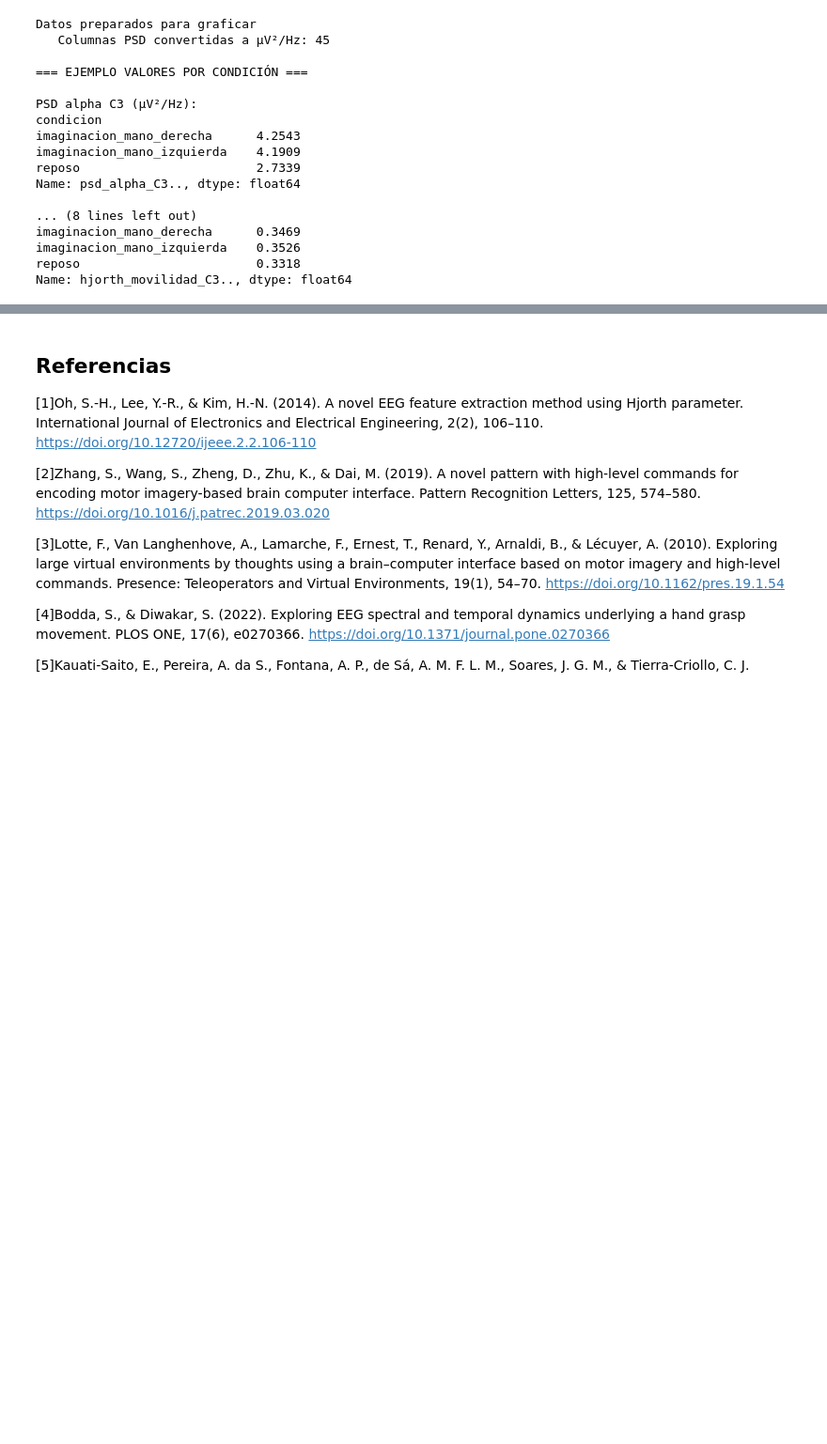
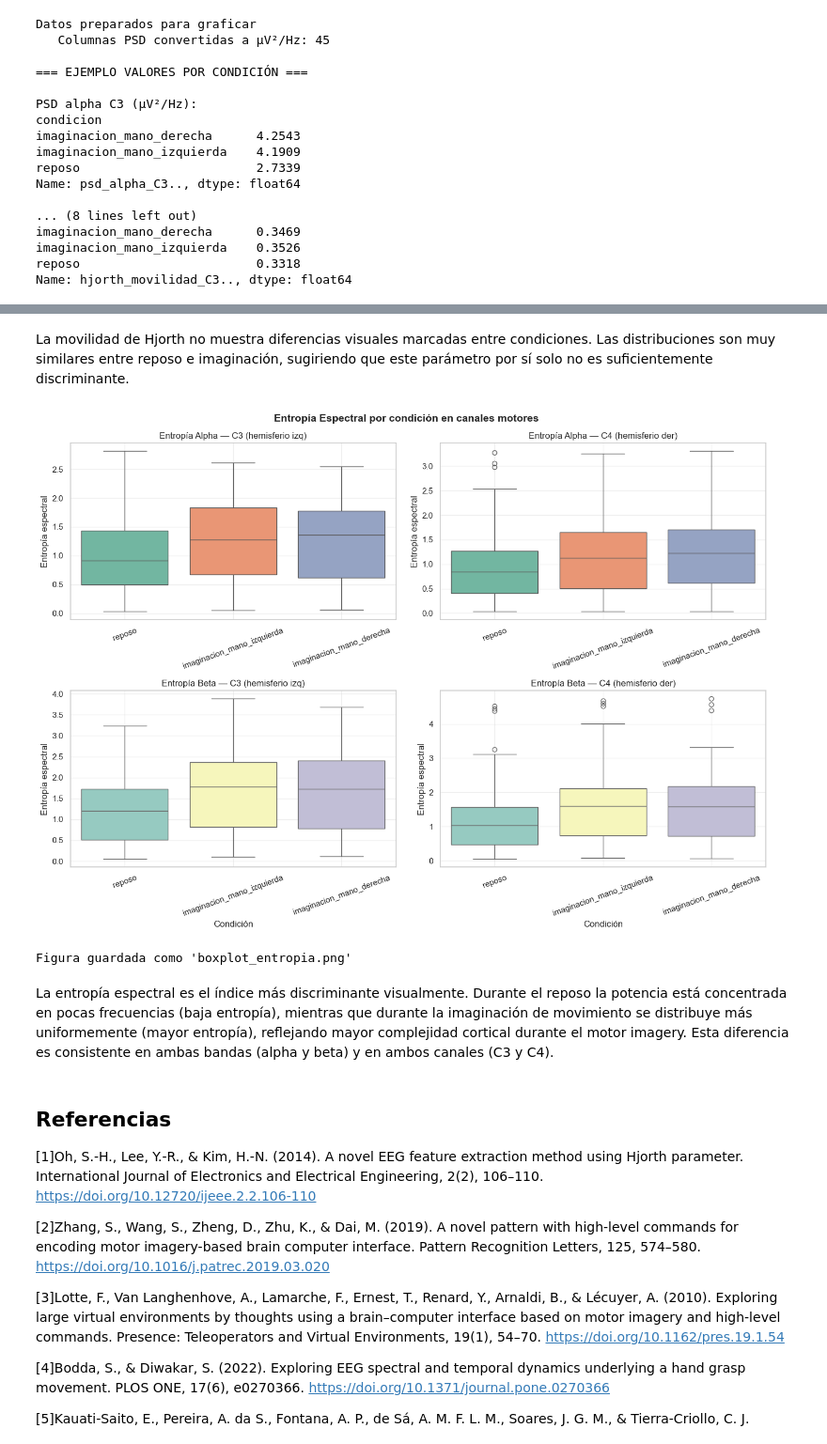
Before and after one commit to Valengaob/Lab_Biosenales2026, a Jupyter notebook: Proyecto/ProyectoFinal.ipynb, the cells around one changed output, grey strips where cells are left out. Shown at 94% size. Drawn from its saved outputs; the diff is of its cells as text; code cells hidden in the pictures; blank space fills up the shorter version.

```diff
--- a/Proyecto/ProyectoFinal.ipynb
+++ b/Proyecto/ProyectoFinal.ipynb
@@ -1186,3 +1348,62 @@ Name: hjorth_movilidad_C3.., dtype: float64
+# %% [markdown]
+La movilidad de Hjorth no muestra diferencias visuales marcadas entre condiciones. Las distribuciones son muy similares entre reposo e imaginación, sugiriendo que este parámetro por sí solo no es suficientemente discriminante.
+# %%
+#15 Boxplot Entropía Espectral Alpha y Beta
+
+fig, axes = plt.subplots(2, 2, figsize=(14, 10))
+fig.suptitle('Entropía Espectral por condición en canales motores',
+             fontsize=14, fontweight='bold')
+
+# Entropía alpha C3
+sns.boxplot(data=df_plot, x='condicion', y='entropia_alpha_C3..',
+            ax=axes[0,0], palette='Set2',
+            hue='condicion', legend=False)
+axes[0,0].set_title('Entropía Alpha — C3 (hemisferio izq)')
+axes[0,0].set_xlabel('')
+axes[0,0].set_ylabel('Entropía espectral')
+axes[0,0].tick_params(axis='x', rotation=20)
+axes[0,0].grid(True, alpha=0.3)
+
+# Entropía alpha C4
+sns.boxplot(data=df_plot, x='condicion', y='entropia_alpha_C4..',
+            ax=axes[0,1], palette='Set2',
+            hue='condicion', legend=False)
+axes[0,1].set_title('Entropía Alpha — C4 (hemisferio der)')
+axes[0,1].set_xlabel('')
+axes[0,1].set_ylabel('Entropía espectral')
+axes[0,1].tick_params(axis='x', rotation=20)
+axes[0,1].grid(True, alpha=0.3)
+
+# Entropía beta C3
+sns.boxplot(data=df_plot, x='condicion', y='entropia_beta_C3..',
+            ax=axes[1,0], palette='Set3',
+            hue='condicion', legend=False)
+axes[1,0].set_title('Entropía Beta — C3 (hemisferio izq)')
+axes[1,0].set_xlabel('Condición')
+axes[1,0].set_ylabel('Entropía espectral')
+axes[1,0].tick_params(axis='x', rotation=20)
+axes[1,0].grid(True, alpha=0.3)
+
+# Entropía beta C4
+sns.boxplot(data=df_plot, x='condicion', y='entropia_beta_C4..',
+            ax=axes[1,1], palette='Set3',
+            hue='condicion', legend=False)
+axes[1,1].set_title('Entropía Beta — C4 (hemisferio der)')
+axes[1,1].set_xlabel('Condición')
+axes[1,1].set_ylabel('Entropía espectral')
+axes[1,1].tick_params(axis='x', rotation=20)
+axes[1,1].grid(True, alpha=0.3)
+
+plt.tight_layout()
+plt.savefig('boxplot_entropia.png', dpi=150, bbox_inches='tight')
+plt.show()
+print("Figura guardada como 'boxplot_entropia.png'")
+# %% [output]
+[figure, added]
+Figura guardada como 'boxplot_entropia.png'
+# %% [markdown]
+La entropía espectral es el índice más discriminante visualmente. Durante el reposo la potencia está concentrada en pocas frecuencias (baja entropía),
+mientras que durante la imaginación de movimiento se distribuye más uniformemente (mayor entropía), reflejando mayor complejidad cortical durante el motor imagery. Esta diferencia es consistente en ambas bandas (alpha y beta) y en ambos canales (C3 y C4).
 # %% [markdown]
 ## Referencias
 
```
Also changed, not shown: parts of 7 cells of this notebook, 4 other files.
